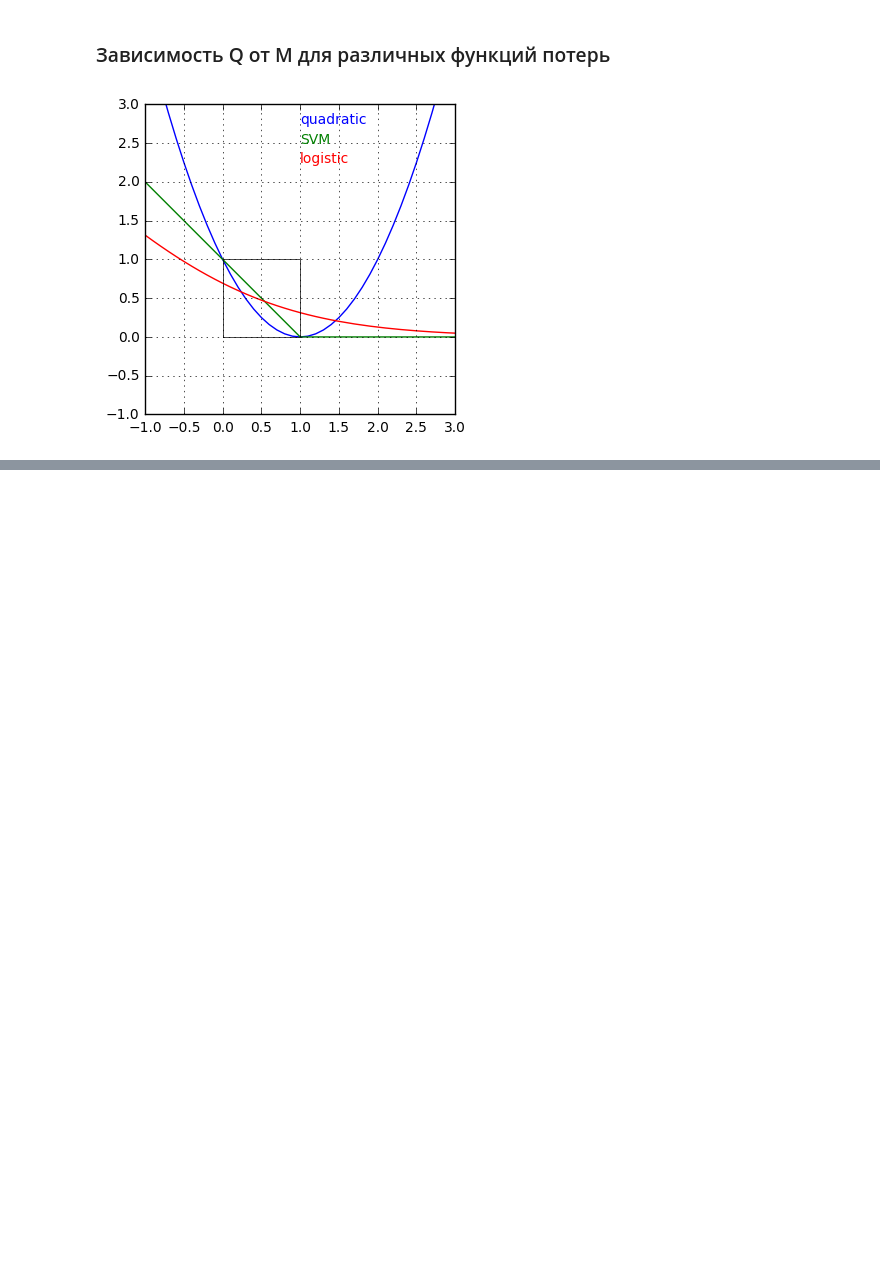
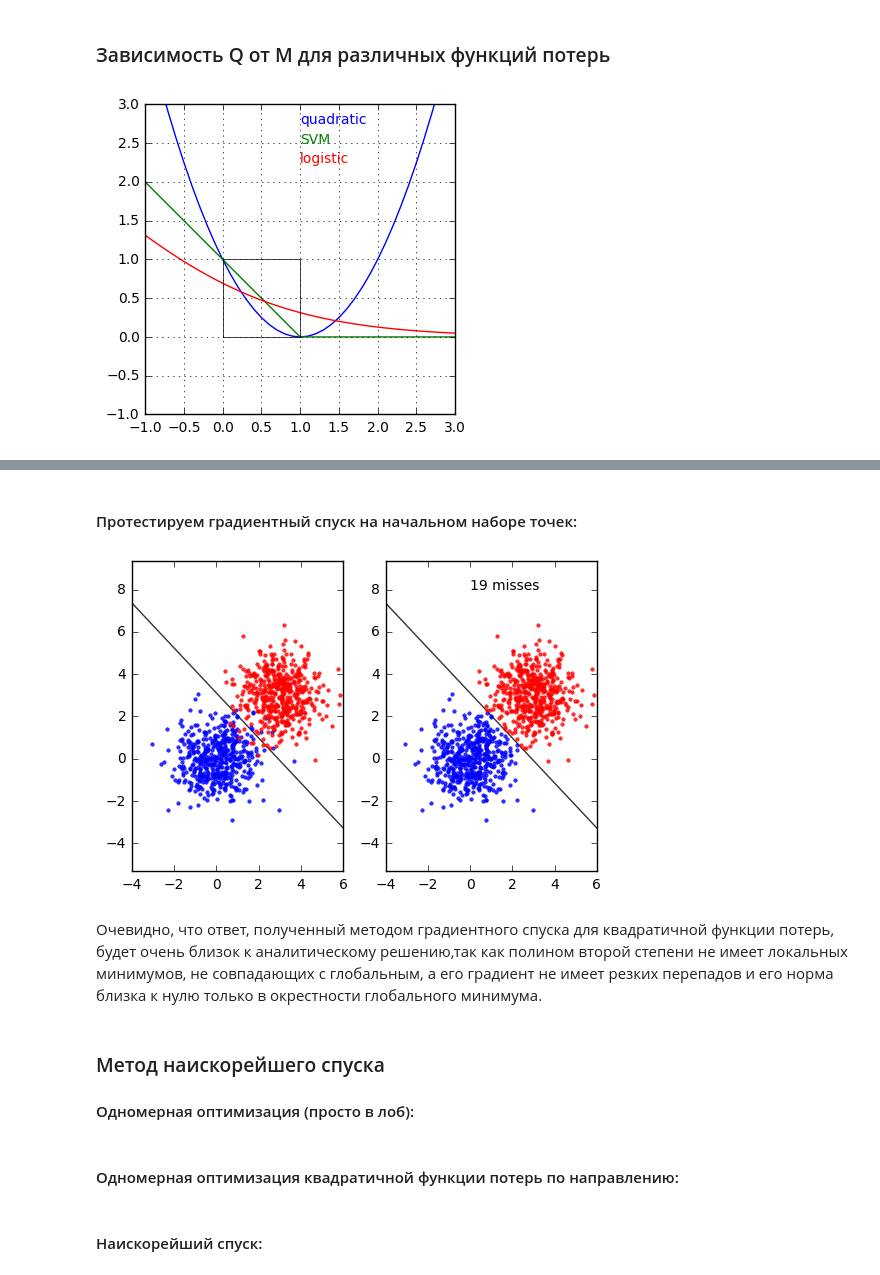
Before and after one commit to v-sopov/renju, a Jupyter notebook: lab_solution.ipynb, the cells around one changed output, grey strips where cells are left out. Drawn from its saved outputs; the diff is of its cells as text; code cells hidden in the pictures; blank space fills up the shorter version.

```diff
--- a/lab_solution.ipynb
+++ b/lab_solution.ipynb
@@ -125,0 +226,39 @@ plt.show()
+# %% [markdown]
+#### Протестируем градиентный спуск на начальном наборе точек:
+# %%
+symbols = np.asarray(sympy.symbols('x,y,b'))
+f = sympy.poly(symbols[0])
+for sample in enumerate(prepared_samples):
+    f += (np.dot(sample[1], symbols) - labels[sample[0]])**2
+f -= symbols[0]
+f = f.expand()
+f *= 1/prepared_samples.shape[0]
+simple_log = []
+result = gradient_descent(symbols, f, [5, 5, 5], points_log=simple_log)
+# %%
+labeled_samples = np.apply_along_axis(classify, 1, samples, result[:2], result[2])
+misses = samples[labeled_samples != labels[:, 0]].shape[0]
+
+samples_x = samples[labeled_samples == 1]
+samples_y = samples[labeled_samples == -1]
+
+x = [x for x in range(-4, 7)]
+y = [-(shift + coefs[0]*i)/coefs[1] for i in x]
+plt.subplot(121)
+plt.title('Correct')
+plt.plot(x, y, 'k-', x1, y1, 'b.', x2, y2, 'r.', markersize=5, alpha=0.8)
+plt.axis('equal')
+plt.subplot(122)
+plt.title('Predicted')
+plt.plot(x, y, 'k-', samples_x[:, 0], samples_x[:, 1], 'b.', samples_y[:, 0], samples_y[:, 1],
+                                                       'r.', markersize=5, alpha=0.8)
+plt.text(0, 8, str(misses) + ' misses')
+plt.axis('equal')
+plt.show()
+# %% [output]
+[figure, added]
+# %% [markdown]
+Очевидно, что ответ, полученный методом градиентного спуска для квадратичной функции потерь, будет очень близок к аналитическому решению,так как полином второй степени не имеет локальных минимумов, не совпадающих с глобальным, а его градиент не имеет резких перепадов и его норма близка к нулю только в окрестности глобального минимума.
+# %% [markdown]
+### Метод наискорейшего спуска
+#### Одномерная оптимизация (просто в лоб):
@@ -125,0 +284,2 @@ plt.show()
+# %% [markdown]
+#### Одномерная оптимизация квадратичной функции потерь по направлению:
@@ -125,0 +301,2 @@ plt.show()
+# %% [markdown]
+#### Наискорейший спуск:
```
Also changed, not shown: parts of 20 cells of this notebook.
